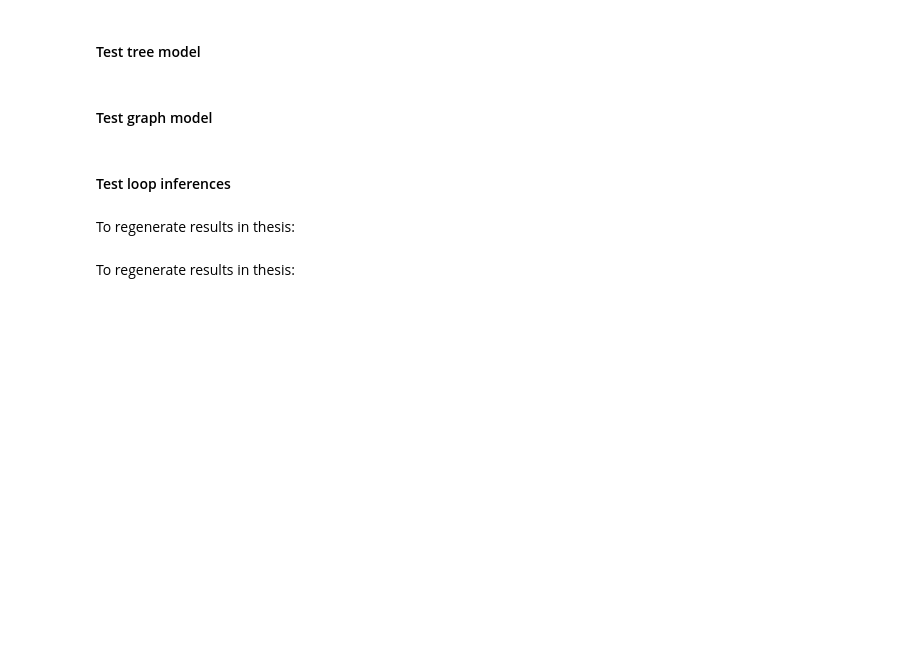
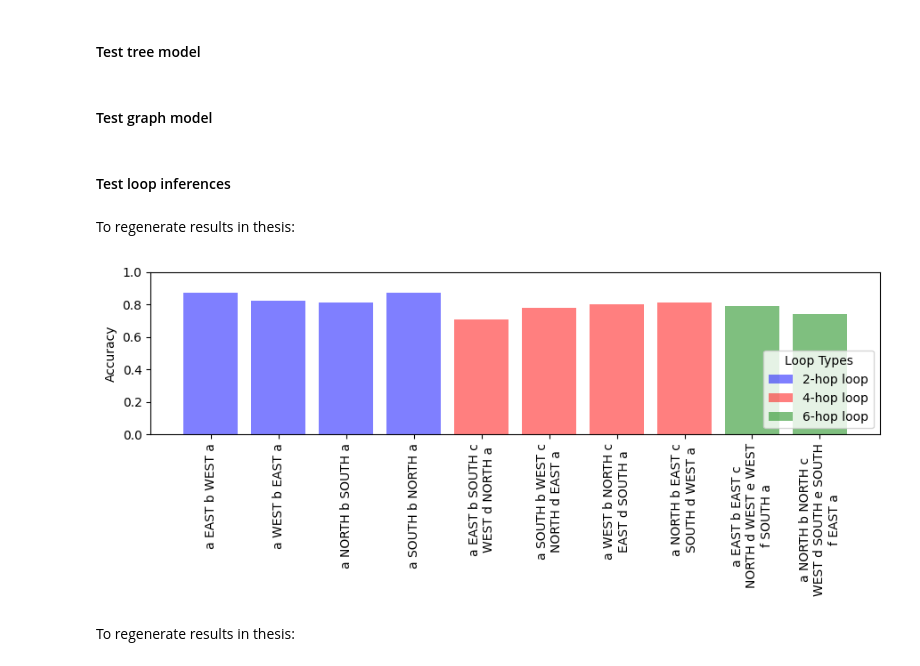
Before and after one commit to ellie-as/sequence-memory, a Jupyter notebook: Graph_sequence_model_from_scratch.ipynb, the cells around one changed output. Saved outputs shown, nothing was run; the diff lists cells and outputs as text; code cells hidden in the pictures; blank space fills up the shorter version.

Commit message:
add inf plots

```diff
--- a/Graph_sequence_model_from_scratch.ipynb
+++ b/Graph_sequence_model_from_scratch.ipynb
@@ -342,34 +342,36 @@ colors = ['black', 'green', 'blue', 'cyan', 'red', 'magenta', 'green', 'black']
 # Step 1: Sort the dictionary by the length of the keys
 sorted_items = sorted(accuracy_dict.items(), key=lambda x: len(x[0]))
 
 # Step 2: Prepare data for plotting
 keys = [format_sequence(k) for k, v in sorted_items]
 wrapped_keys = wrap_labels(keys, width=20)
 accuracies = [v for k, v in sorted_items]
 hops_counts = [get_hops_count(k) for k, v in sorted_items]
 bar_colors = [colors[count % len(colors)] for count in hops_counts]  # Use modulo to cycle through colors if necessary
 
 # Step 3: Plotting
 plt.figure(figsize=(9, 4))
 for i in range(len(wrapped_keys)):
     plt.bar(i, accuracies[i],
             color=bar_colors[i],
             label=f'{hops_counts[i]}-hop loop' if i == 0 or hops_counts[i] != hops_counts[i-1] else "",
            alpha=0.5)
 
 plt.xticks(range(len(wrapped_keys)), wrapped_keys, rotation=90, ha="center", fontsize=10)
 #plt.xlabel('Sequences')
 plt.ylabel('Accuracy')
-plt.ylim(0, 0.9)
+plt.ylim(0, 1)
 plt.tight_layout()
 
 # Create legend without duplicate labels
 handles, labels = plt.gca().get_legend_handles_labels()
 by_label = dict(zip(labels, handles))
 plt.legend(by_label.values(), by_label.keys(), title="Loop Types", loc='lower right')
 
 plt.savefig('loops_spatial.png', dpi=300)
 plt.show()
+# %% [output]
+[figure, added]
 # %%
 # Example loop templates
 loop_templates = ["{} CHILD_OF {} PARENT_OF {}",
```
Also changed, not shown: parts of 3 cells of this notebook, 2 other files.
